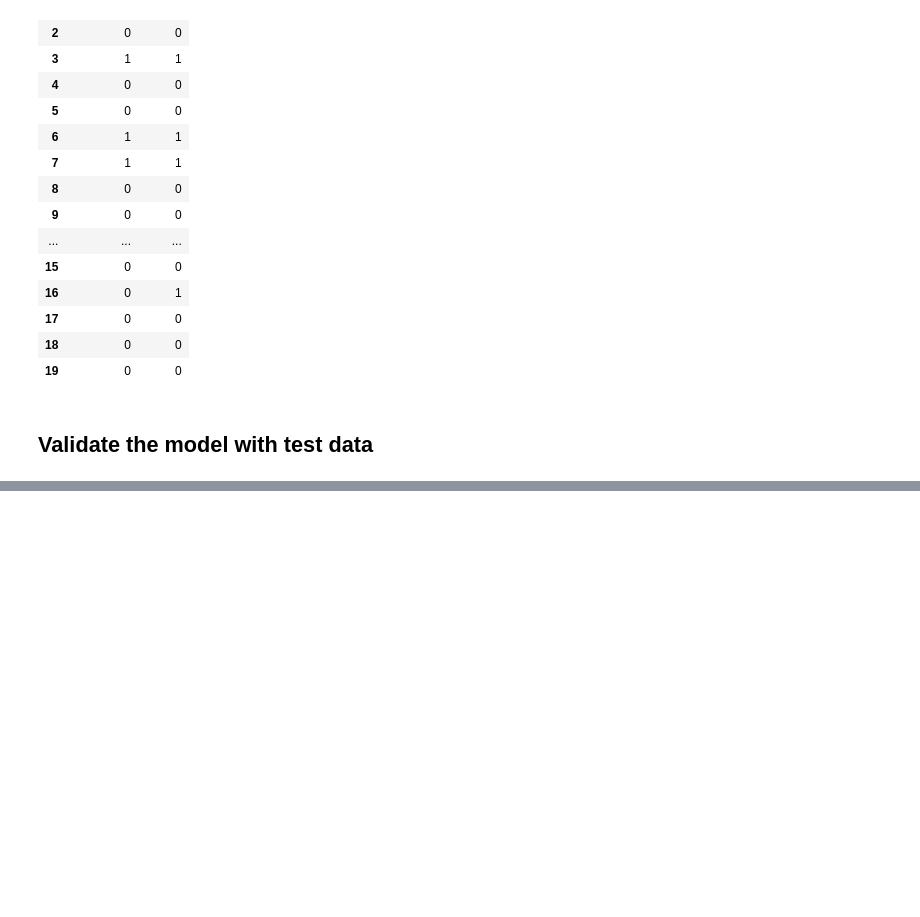
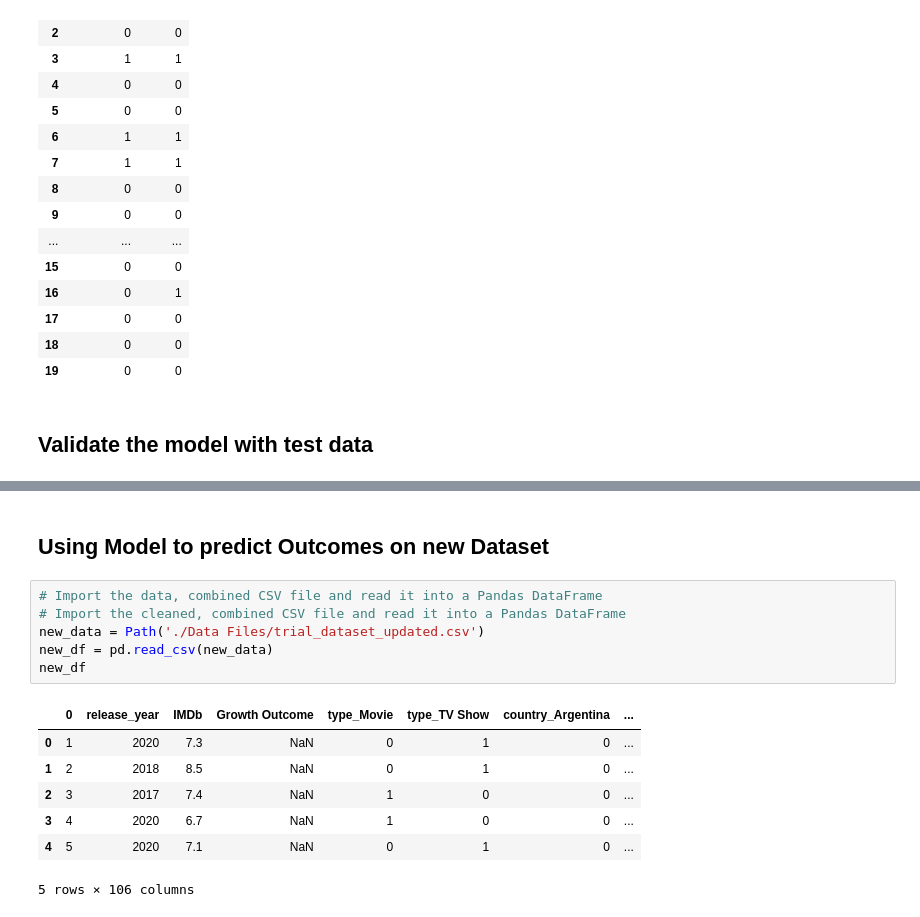
Before and after one commit to asosnik530/EntertainmentBuster, a Jupyter notebook: Machine Learning Model.ipynb, the cells around one changed output, grey strips where cells are left out. Drawn from its saved outputs; the diff is of its cells as text; blank space fills up the shorter version.

```diff
--- a/Machine Learning Model.ipynb
+++ b/Machine Learning Model.ipynb
@@ -181,0 +198,16 @@ avg / total       0.86      0.85      0.86      0.85      0.86      0.73       9
+# %% [markdown]
+## Using Model to predict Outcomes on new Dataset
+# %%
+# Import the data, combined CSV file and read it into a Pandas DataFrame
+# Import the cleaned, combined CSV file and read it into a Pandas DataFrame
+new_data = Path('./Data Files/trial_dataset_updated.csv')
+new_df = pd.read_csv(new_data)
+new_df
+# %% [output]
+|  | 0 | release_year | IMDb | Growth Outcome | type_Movie | type_TV Show | country_Argentina | ... |
+| 0 | 1 | 2020 | 7.3 | NaN | 0 | 1 | 0 | ... |
+| 1 | 2 | 2018 | 8.5 | NaN | 0 | 1 | 0 | ... |
+| 2 | 3 | 2017 | 7.4 | NaN | 1 | 0 | 0 | ... |
+| 3 | 4 | 2020 | 6.7 | NaN | 1 | 0 | 0 | ... |
+| 4 | 5 | 2020 | 7.1 | NaN | 0 | 1 | 0 | ... |
+5 rows × 106 columns
```
Also changed, not shown: parts of 12 cells of this notebook, 4 other files.
